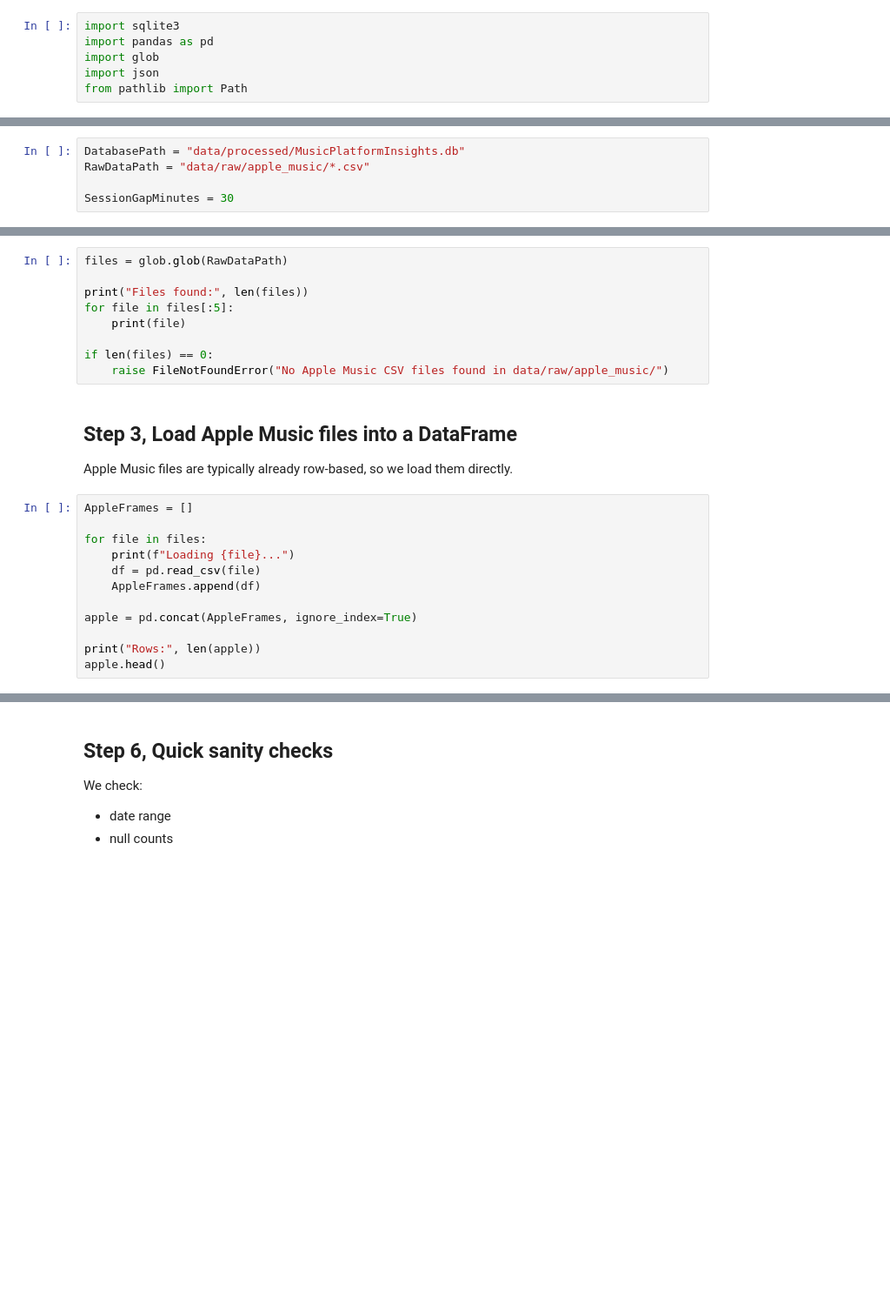
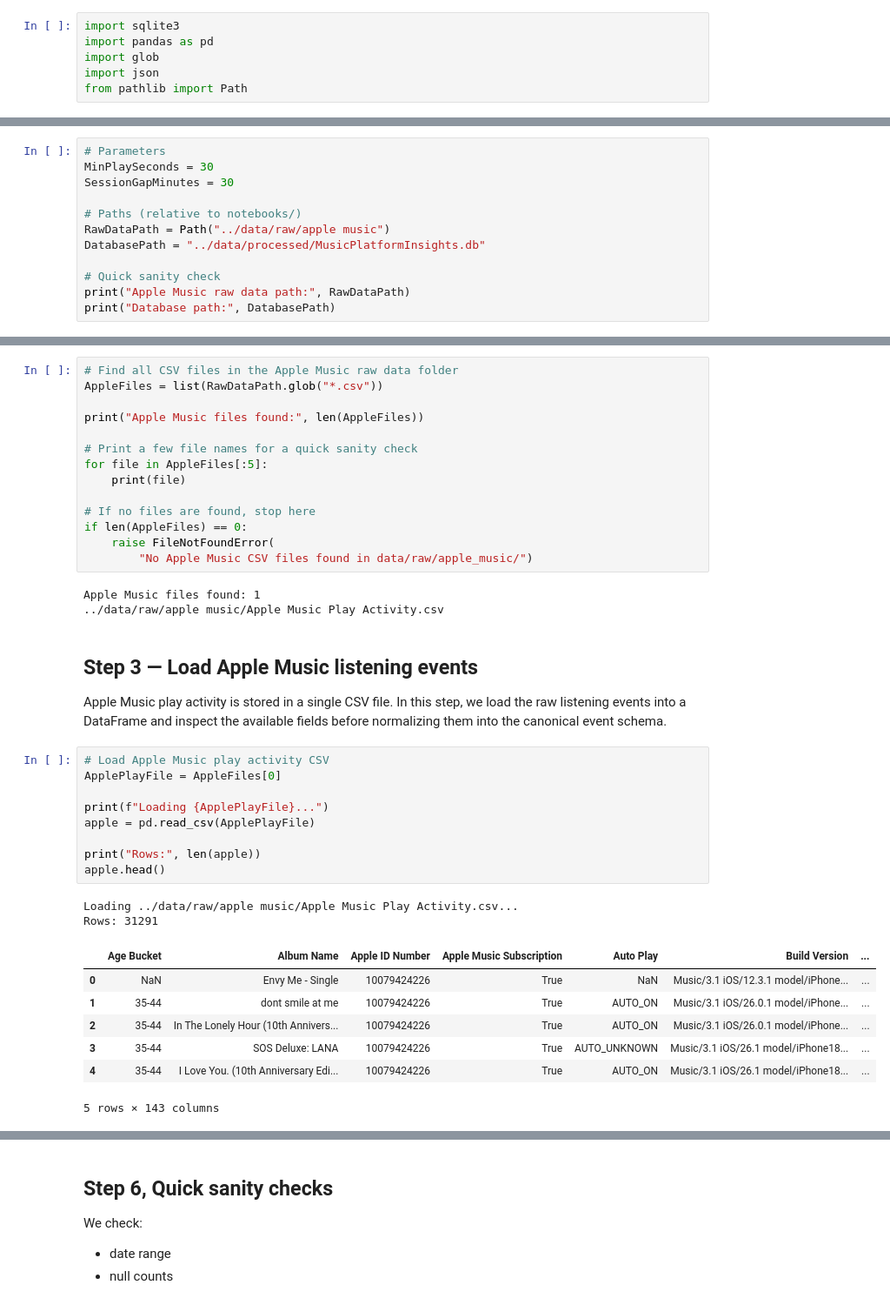
Before and after one commit to nathanho27/MusicPlatformInsights, a Jupyter notebook: notebooks/LoadAppleData.ipynb, the cells around one changed output, grey strips where cells are left out. Shown at 87% size. Saved outputs shown, nothing was run; the diff lists cells and outputs as text; blank space fills up the shorter version.

Commit message:
add finished spotify load half finished apple music load

```diff
--- a/notebooks/LoadAppleData.ipynb
+++ b/notebooks/LoadAppleData.ipynb
@@ -22,7 +22,14 @@ Output:
 - SQLite database: `data/processed/MusicPlatformInsights.db`
 - Table: `listening_events`
 # %%
-DatabasePath = "data/processed/MusicPlatformInsights.db"
-RawDataPath = "data/raw/apple_music/*.csv"
+# Parameters
+MinPlaySeconds = 30
+SessionGapMinutes = 30
 
-SessionGapMinutes = 30
+# Paths (relative to notebooks/)
+RawDataPath = Path("../data/raw/apple music")
+DatabasePath = "../data/processed/MusicPlatformInsights.db"
+
+# Quick sanity check
+print("Apple Music raw data path:", RawDataPath)
+print("Database path:", DatabasePath)
@@ -33,26 +44,43 @@ If no files are found yet, Apple has likely not finished processing the data req
 # %%
-files = glob.glob(RawDataPath)
+# Find all CSV files in the Apple Music raw data folder
+AppleFiles = list(RawDataPath.glob("*.csv"))
 
-print("Files found:", len(files))
-for file in files[:5]:
+print("Apple Music files found:", len(AppleFiles))
+
+# Print a few file names for a quick sanity check
+for file in AppleFiles[:5]:
     print(file)
 
-if len(files) == 0:
-    raise FileNotFoundError("No Apple Music CSV files found in data/raw/apple_music/")
+# If no files are found, stop here
+if len(AppleFiles) == 0:
+    raise FileNotFoundError(
+        "No Apple Music CSV files found in data/raw/apple_music/")
+# %% [output]
+Apple Music files found: 1
+../data/raw/apple music/Apple Music Play Activity.csv
 # %% [markdown]
-## Step 3, Load Apple Music files into a DataFrame
+## Step 3 — Load Apple Music listening events
 
-Apple Music files are typically already row-based, so we load them directly.
+Apple Music play activity is stored in a single CSV file. In this step, we load
+the raw listening events into a DataFrame and inspect the available fields
+before normalizing them into the canonical event schema.
 # %%
-AppleFrames = []
+# Load Apple Music play activity CSV
+ApplePlayFile = AppleFiles[0]
 
-for file in files:
-    print(f"Loading {file}...")
-    df = pd.read_csv(file)
-    AppleFrames.append(df)
-
-apple = pd.concat(AppleFrames, ignore_index=True)
+print(f"Loading {ApplePlayFile}...")
+apple = pd.read_csv(ApplePlayFile)
 
 print("Rows:", len(apple))
 apple.head()
+# %% [output]
+Loading ../data/raw/apple music/Apple Music Play Activity.csv...
+Rows: 31291
+|  | Age Bucket | Album Name | Apple ID Number | Apple Music Subscription | Auto Play | Build Version | ... |
+| 0 | NaN | Envy Me - Single | 10079424226 | True | NaN | Music/3.1 iOS/12.3.1 model/iPhone... | ... |
+| 1 | 35-44 | dont smile at me | 10079424226 | True | AUTO_ON | Music/3.1 iOS/26.0.1 model/iPhone... | ... |
+| 2 | 35-44 | In The Lonely Hour (10th Annivers... | 10079424226 | True | AUTO_ON | Music/3.1 iOS/26.0.1 model/iPhone... | ... |
+| 3 | 35-44 | SOS Deluxe: LANA | 10079424226 | True | AUTO_UNKNOWN | Music/3.1 iOS/26.1 model/iPhone18... | ... |
+| 4 | 35-44 | I Love You. (10th Anniversary Edi... | 10079424226 | True | AUTO_ON | Music/3.1 iOS/26.1 model/iPhone18... | ... |
+5 rows × 143 columns
 # %% [markdown]
```
Also changed, not shown: parts of 9 cells of this notebook, 2 other files.
